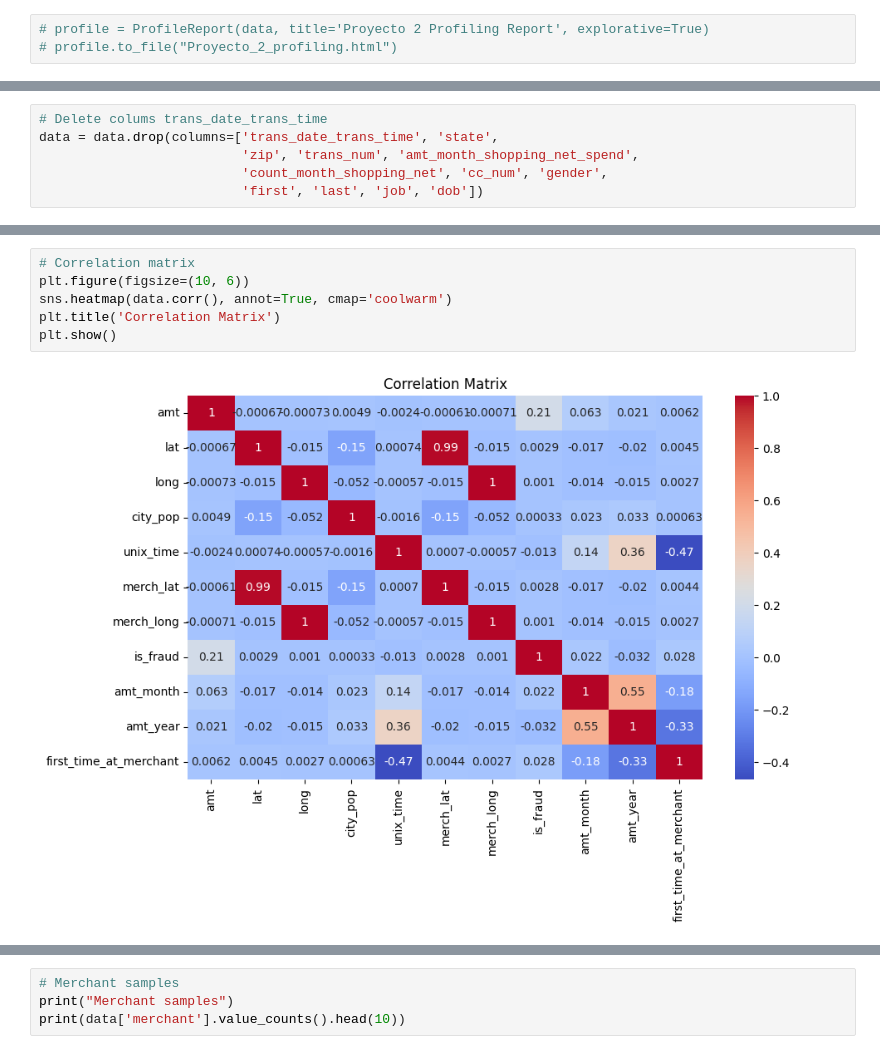
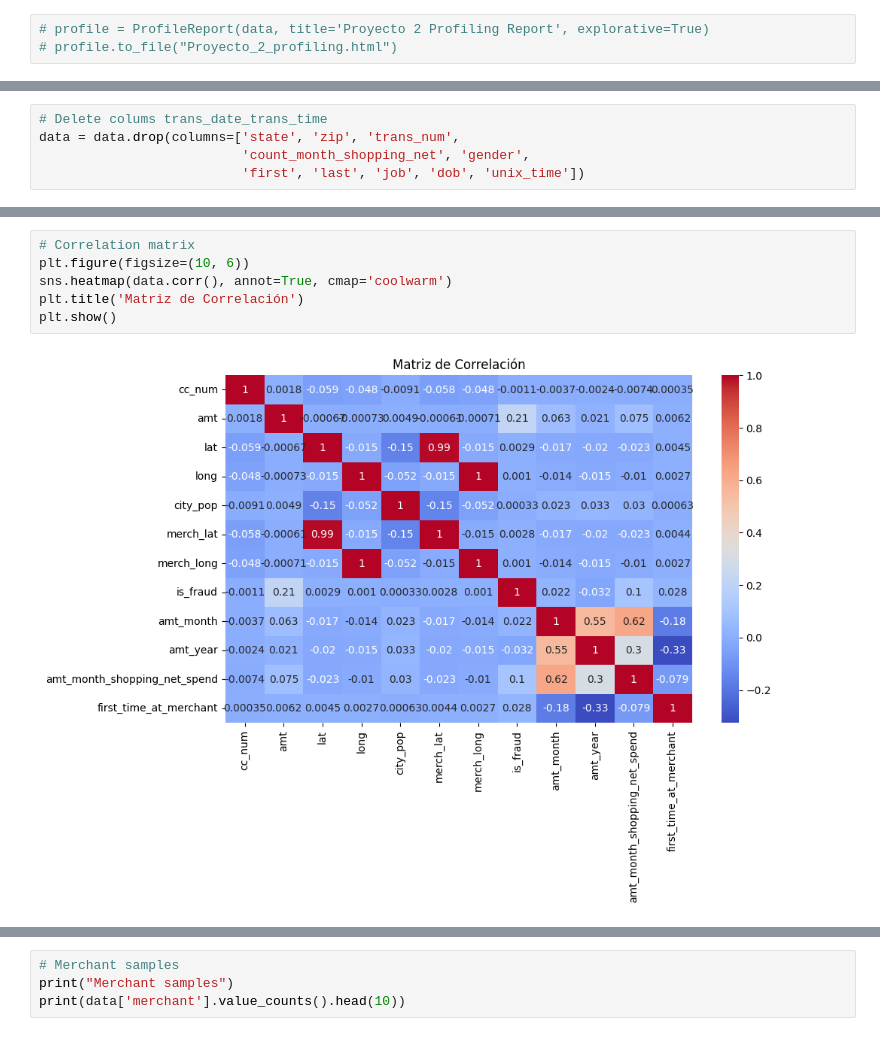
Before and after one commit to andresdlRoca/CC_Fraud_ML, a Jupyter notebook: cc_fraud.ipynb, the cells around one changed output, grey strips where cells are left out. Drawn from its saved outputs; the diff is of its cells as text.

```diff
--- a/cc_fraud.ipynb
+++ b/cc_fraud.ipynb
@@ -77,9 +82,8 @@ Name: is_fraud, dtype: float64
 # %%
 # Delete colums trans_date_trans_time
-data = data.drop(columns=['trans_date_trans_time', 'state',
-                          'zip', 'trans_num', 'amt_month_shopping_net_spend',
-                          'count_month_shopping_net', 'cc_num', 'gender',
-                          'first', 'last', 'job', 'dob'])
+data = data.drop(columns=['state', 'zip', 'trans_num',
+                          'count_month_shopping_net', 'gender',
+                          'first', 'last', 'job', 'dob', 'unix_time'])
 # %%
 data.head()
 # %% [output]
@@ -105,8 +118,8 @@ plt.show()
 # %%
 # Correlation matrix
 plt.figure(figsize=(10, 6))
 sns.heatmap(data.corr(), annot=True, cmap='coolwarm')
-plt.title('Correlation Matrix')
+plt.title('Matriz de Correlación')
 plt.show()
 # %% [output]
-[figure, old version]
+[figure, new version]
```
Also changed, not shown: parts of 23 cells of this notebook, 1 other file.
